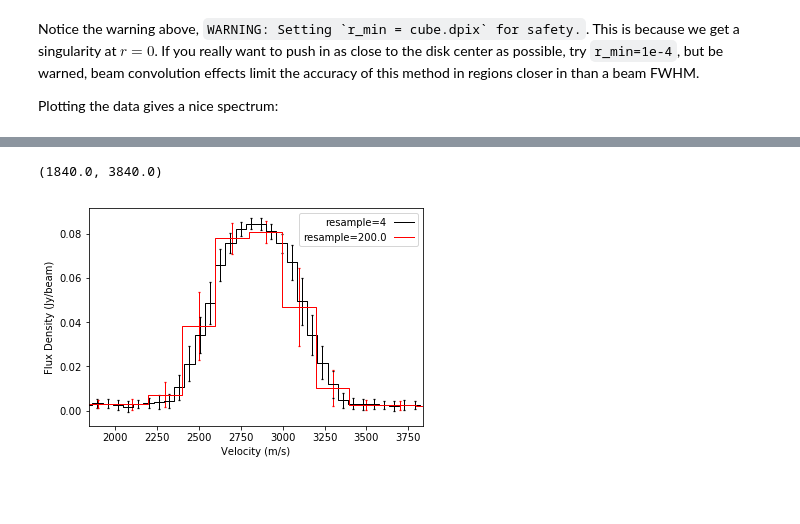
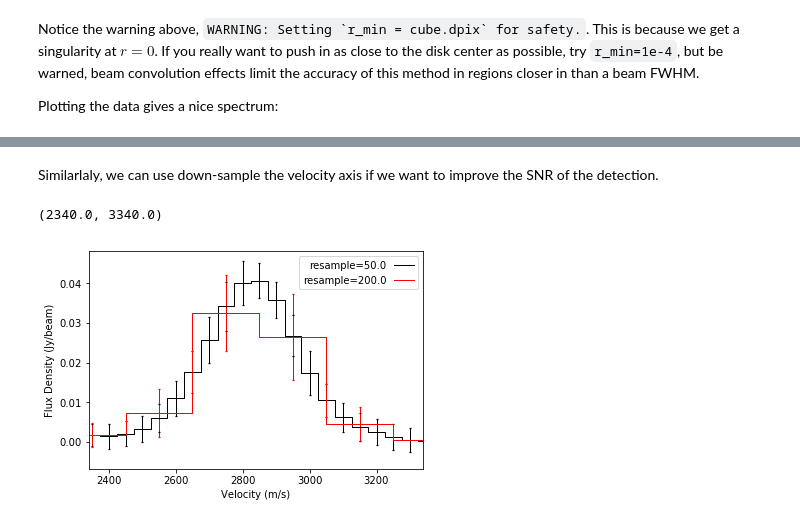
Before and after one commit to richteague/gofish, a Jupyter notebook: docs/user/fishing_basics.ipynb, the cells around one changed output, grey strips where cells are left out. Cells and saved outputs as stored; diff of their text form; code cells hidden in the pictures; blank space fills up the shorter version.

```diff
--- a/docs/user/fishing_basics.ipynb
+++ b/docs/user/fishing_basics.ipynb
@@ -18,7 +16,7 @@ import numpy as np
 import matplotlib.pyplot as plt
 from gofish import imagecube
 # %%
-cube = imagecube('/Users/rteague/Projects/TWHya_Kinematics/Data/ALMA/Huang/dataverse_TWHya_CO_cube.fits', clip=5.0)
+cube = imagecube('TWHya_CS_32.fits', clip=3.0)
 # %% [markdown]
 You can use the `clip` argument here to trim down your image cube to a field of view which may speed up calculations.
 
@@ -130,23 +150,25 @@ If the argument is an `int`, then we split the bin into that many channels, whil
+# %% [markdown]
+Similarlaly, we can use down-sample the velocity axis if we want to improve the SNR of the detection.
 # %%
 fig, ax = plt.subplots()
 
 # Integeter
 x, y, dy = cube.average_spectrum(r_min=0.5, r_max=1.0, inc=5.0, PA=152.,
-                                 mstar=0.88, dist=59.5, dr_bin=0.1, resample=4)
+                                 mstar=0.88, dist=59.5, dr_bin=0.1, resample=50.0)
 ax.errorbar(x, y, dy, fmt=' ', capsize=1.25, capthick=1.25, color='k', lw=1.0)
-ax.step(x, y, where='mid', color='k', lw=1.0, label='resample=4')
+ax.step(x, y, where='mid', color='k', lw=1.0, label='resample=50.0')
 
 # Float
 x, y, dy = cube.average_spectrum(r_min=0.5, r_max=1.0, inc=5.0, PA=152.,
                                  mstar=0.88, dist=59.5, dr_bin=0.1, resample=200.0)
 ax.errorbar(x, y, dy, fmt=' ', capsize=1.25, capthick=1.25, color='r', lw=1.0)
 ax.step(x, y, where='mid', color='r', lw=1.0, label='resample=200.0')
 
 ax.legend(loc=1, markerfirst=False)
 ax.set_xlabel('Velocity (m/s)')
 ax.set_ylabel('Flux Density (Jy/beam)')
-ax.set_xlim(1.84e3, 3.84e3)
+ax.set_xlim(2.34e3, 3.34e3)
 # %% [output]
-(1840.0, 3840.0)
+(2340.0, 3340.0)
-[figure, old version]
+[figure, new version]
 # %% [markdown]
```
Also changed, not shown: parts of 11 cells of this notebook, 4 other files.
